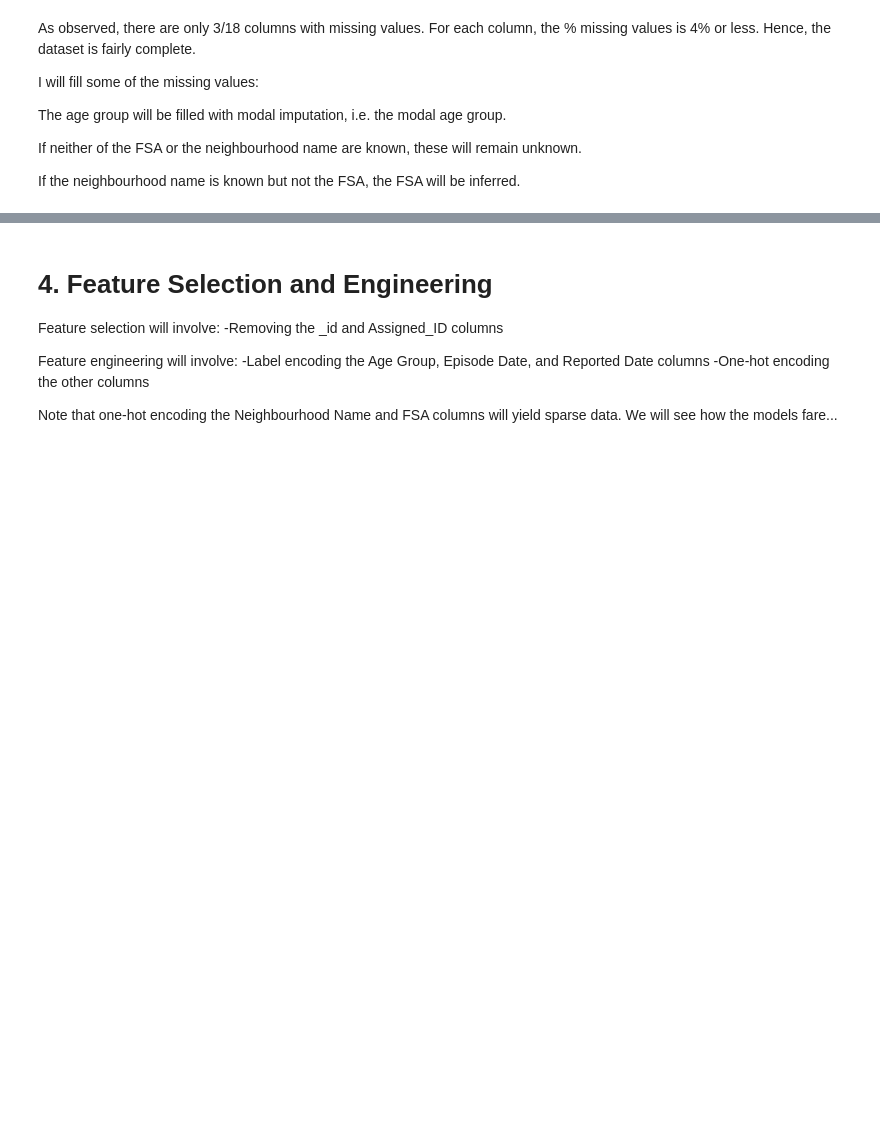
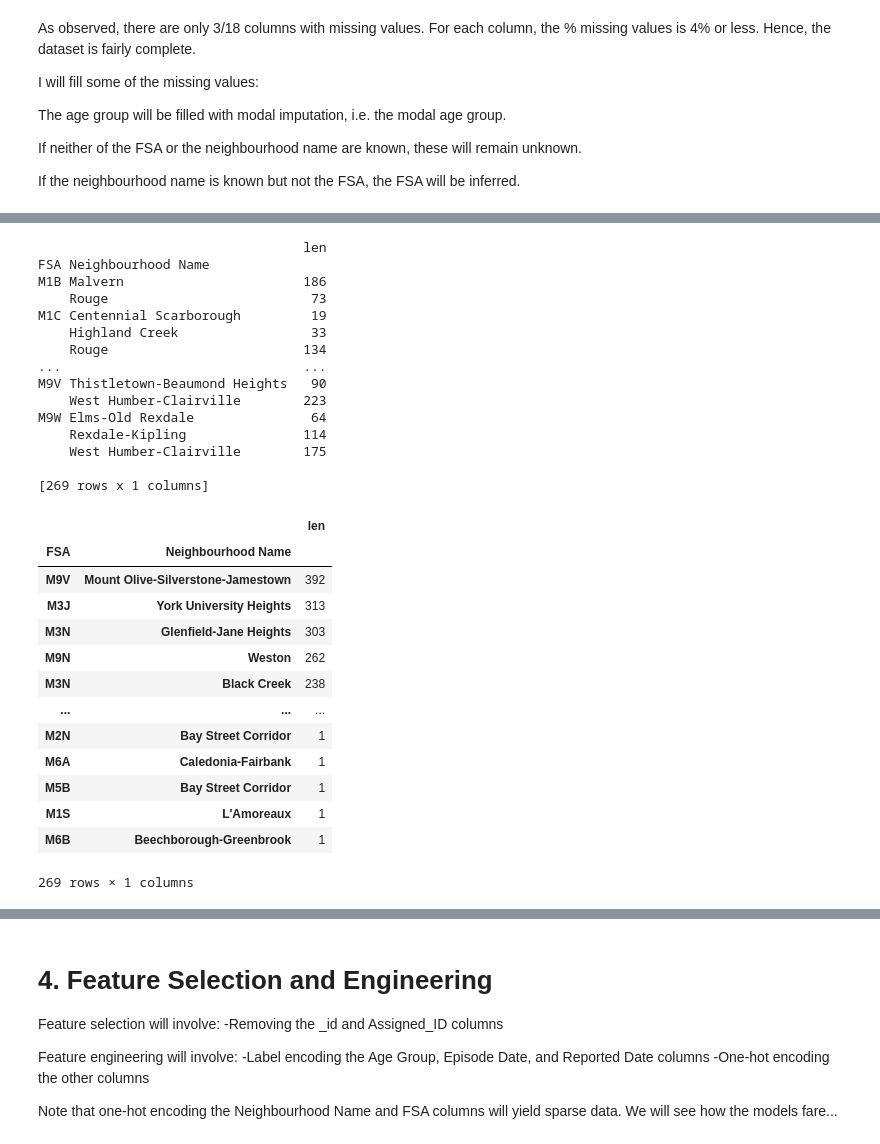
Before and after one commit to adrienne-siu/toronto_covid-19_cases_project, a Jupyter notebook: toronto_covid_notebook.ipynb, the cells around one changed output, grey strips where cells are left out. Saved outputs shown, nothing was run; the diff lists cells and outputs as text; code cells hidden in the pictures; blank space fills up the shorter version.

Commit message:
Imputation for FSA and neighbourhood name: work in progress.

```diff
--- a/toronto_covid_notebook.ipynb
+++ b/toronto_covid_notebook.ipynb
@@ -254,0 +225,37 @@ for i in data.index:
+# %%
+# If both the neighbourhood and FSA are blank:
+# Find the modal neighbourhood and FSA (as a pair)
+fsa_nn_group_data = data.groupby(['FSA', 'Neighbourhood Name'])['Outbreak Associated'].agg([len])
+print(fsa_nn_group_data)
+fsa_nn_group_data_sorted = fsa_nn_group_data.sort_values(by='len', ascending=False)
+fsa_nn_group_data_sorted
+# %% [output]
+                                  len
+FSA Neighbourhood Name
+M1B Malvern                       186
+    Rouge                          73
+M1C Centennial Scarborough         19
+    Highland Creek                 33
+    Rouge                         134
+...                               ...
+M9V Thistletown-Beaumond Heights   90
+    West Humber-Clairville        223
+M9W Elms-Old Rexdale               64
+    Rexdale-Kipling               114
+    West Humber-Clairville        175
+
+[269 rows x 1 columns]
+|  |  | len |
+| FSA | Neighbourhood Name |  |
+| M9V | Mount Olive-Silverstone-Jamestown | 392 |
+| M3J | York University Heights | 313 |
+| M3N | Glenfield-Jane Heights | 303 |
+| M9N | Weston | 262 |
+| M3N | Black Creek | 238 |
+| ... | ... | ... |
+| M2N | Bay Street Corridor | 1 |
+| M6A | Caledonia-Fairbank | 1 |
+| M5B | Bay Street Corridor | 1 |
+| M1S | L'Amoreaux | 1 |
+| M6B | Beechborough-Greenbrook | 1 |
+269 rows × 1 columns
```
Also changed, not shown: parts of 7 cells of this notebook.
